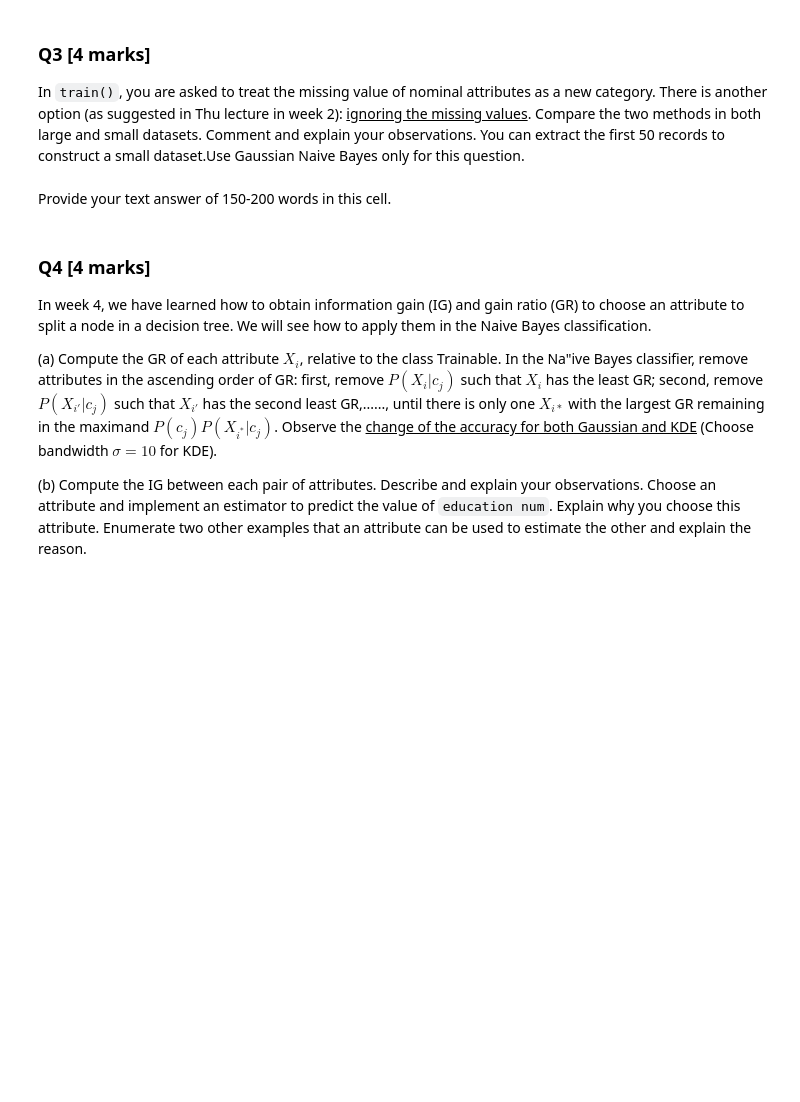
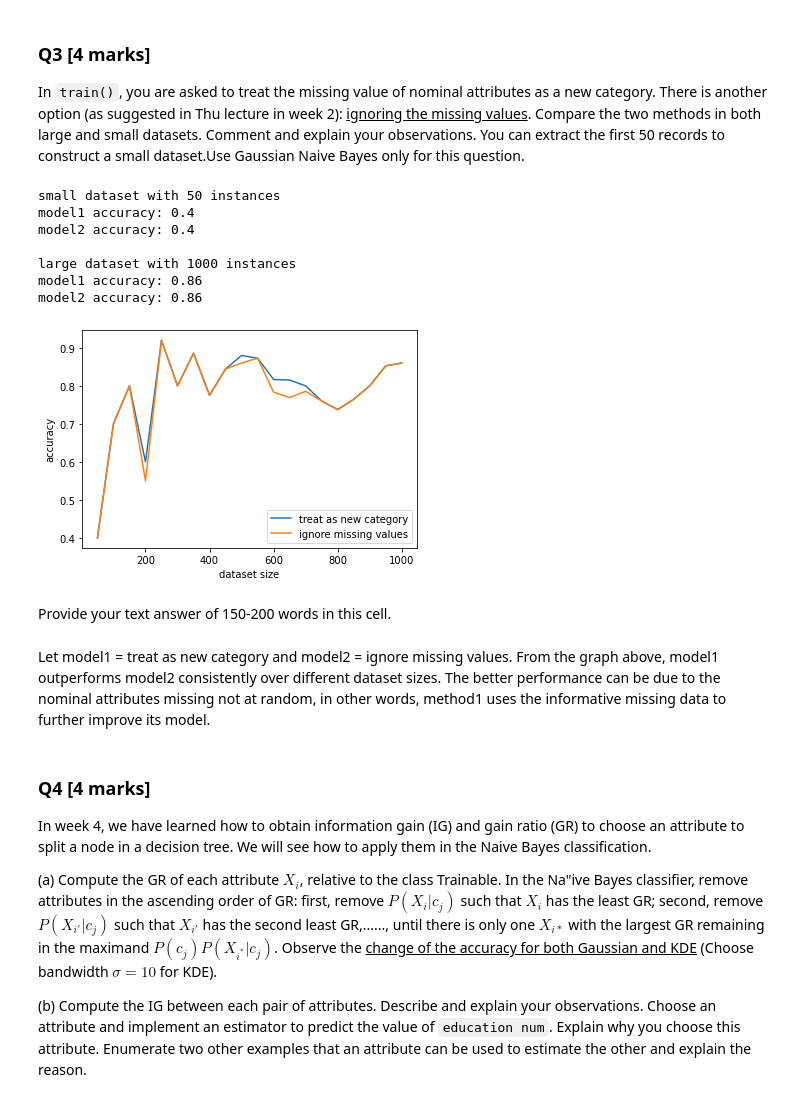
Before and after one commit to Meatssauce/comp30027-machine-learning-assignment-1, a Jupyter notebook: COMP3027ASS1_template.ipynb, the cells around one changed output. Saved outputs shown, nothing was run; the diff lists cells and outputs as text; code cells hidden in the pictures; blank space fills up the shorter version.

```diff
--- a/COMP3027ASS1_template.ipynb
+++ b/COMP3027ASS1_template.ipynb
@@ -513,5 +509,51 @@ You can extract the first 50 records to construct a small dataset.Use Gaussian N
+# %%
+# compare model1 = treat as new category and model2 = ignore missing values
+
+data = pd.read_csv("dataset/adult.csv")
+# data = data.sample(frac=1)
+model1 = NBClassifier(bandwidth=2, use_kde=False)
+model2 = NBClassifier(bandwidth=2, use_kde=False, skip_val=' ?')
+sizes = range(50, 1001, 50)
+
+results = []
+for size in sizes:
+    train_data, test_data = train_test_split(data.iloc[:size, :], test_size=0.1, shuffle=False)
+    X_train, y_train = train_data.drop(columns=['label']), train_data['label']
+    X_test, y_test = test_data.drop(columns=['label']), test_data['label']
+
+    model = train(model1, X_train, y_train)
+    accuracy1, f1, matrix = evaluate(model, X_test, y_test, labels)
+    model = train(model2, X_train, y_train)
+    accuracy2, f1, matrix = evaluate(model, X_test, y_test, labels)
+    results.append((accuracy1, accuracy2))
+
+print("small dataset with 50 instances")
+accuracy1, accuracy2 = results[0]
+print(f'model1 accuracy: {accuracy1}\nmodel2 accuracy: {accuracy2}\n')
+print("large dataset with 1000 instances")
+accuracy1, accuracy2 = results[-1]
+print(f'model1 accuracy: {accuracy1}\nmodel2 accuracy: {accuracy2}\n')
+
+results = np.array(results)
+plt.xlabel("dataset size")
+plt.ylabel("accuracy")
+plt.plot(sizes, results[:, 0], label="treat as new category")
+plt.plot(sizes, results[:, 1], label="ignore missing values")
+plt.legend()
+plt.show()
+# %% [output]
+small dataset with 50 instances
+model1 accuracy: 0.4
+model2 accuracy: 0.4
+
+large dataset with 1000 instances
+model1 accuracy: 0.86
+model2 accuracy: 0.86
+[figure, added]
 # %% [markdown]
 Provide your text answer of 150-200 words in this cell.
+# %% [markdown]
+Let model1 = treat as new category and model2 = ignore missing values. From the graph above, model1 outperforms model2 consistently over different dataset sizes. The better performance can be due to the nominal attributes missing not at random, in other words, method1 uses the informative missing data to further improve its model.
 # %% [markdown]
 ### Q4 [4 marks]
 In week 4, we have learned how to obtain information gain (IG) and gain ratio (GR) to choose an attribute to split a node in a decision tree. We will see how to apply them in the Naive Bayes classification.
```
Also changed, not shown: parts of 9 cells of this notebook.
